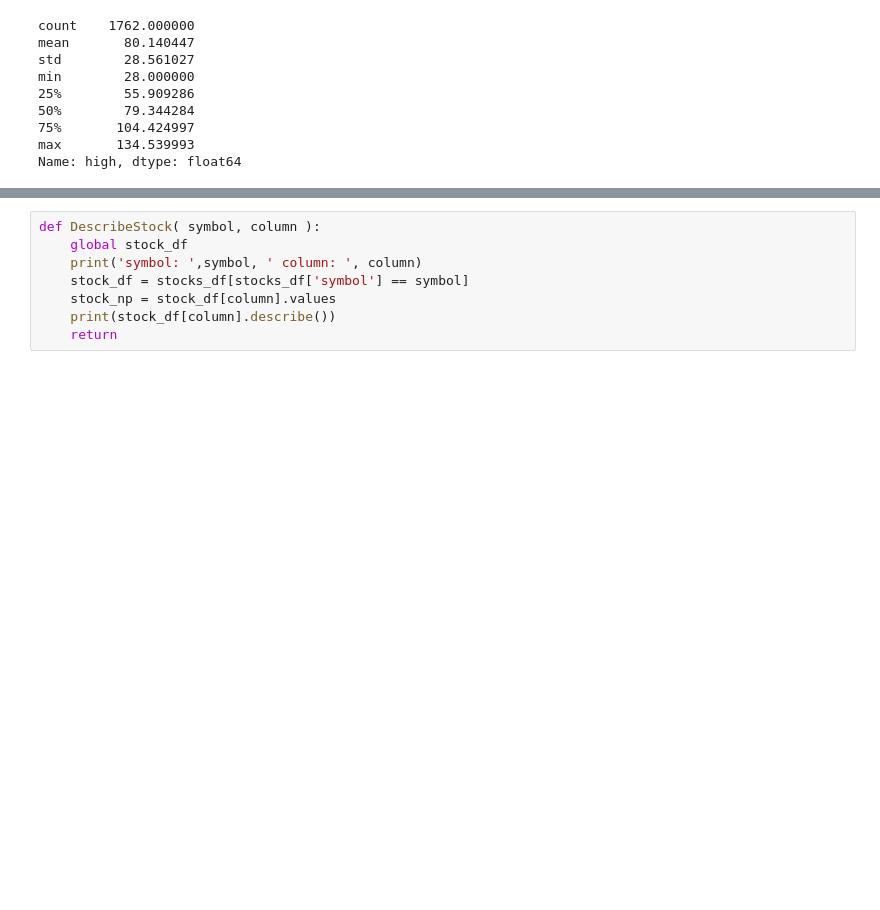
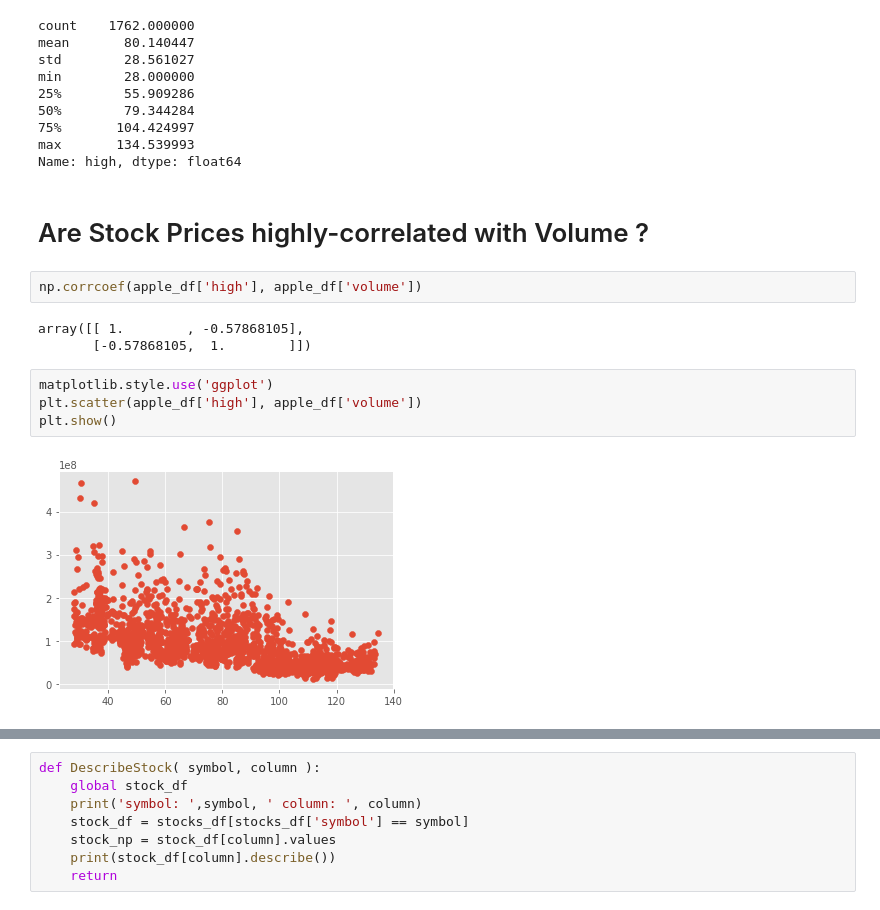
Before and after one commit to plj91682/Thinkful_Assignments, a Jupyter notebook: Thinkful_Assignment_Capstone.ipynb, the cells around one changed output, grey strips where cells are left out. Drawn from its saved outputs; the diff is of its cells as text; blank space fills up the shorter version.

```diff
--- a/Thinkful_Assignment_Capstone.ipynb
+++ b/Thinkful_Assignment_Capstone.ipynb
@@ -46,3 +96,16 @@ min        28.000000
 75%       104.424997
 max       134.539993
 Name: high, dtype: float64
+# %% [markdown]
+# Are Stock Prices highly-correlated with Volume ?
+# %%
+np.corrcoef(apple_df['high'], apple_df['volume'])
+# %% [output]
+array([[ 1.        , -0.57868105],
+       [-0.57868105,  1.        ]])
+# %%
+matplotlib.style.use('ggplot')
+plt.scatter(apple_df['high'], apple_df['volume'])
+plt.show()
+# %% [output]
+[figure, added]
```
Also changed, not shown: parts of 33 cells of this notebook.
